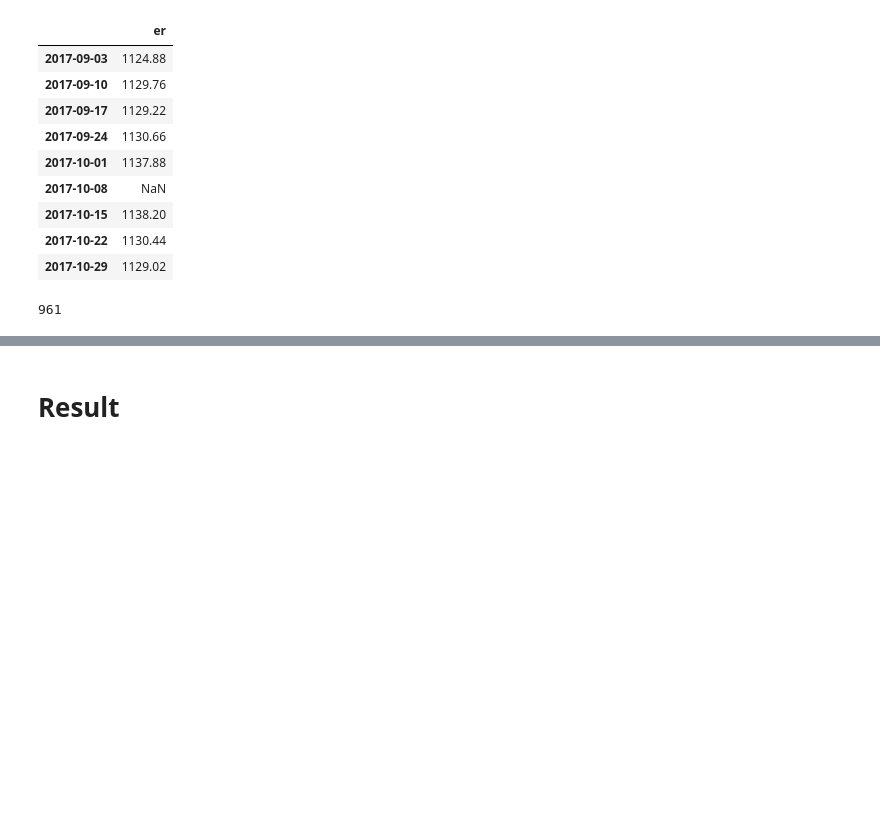
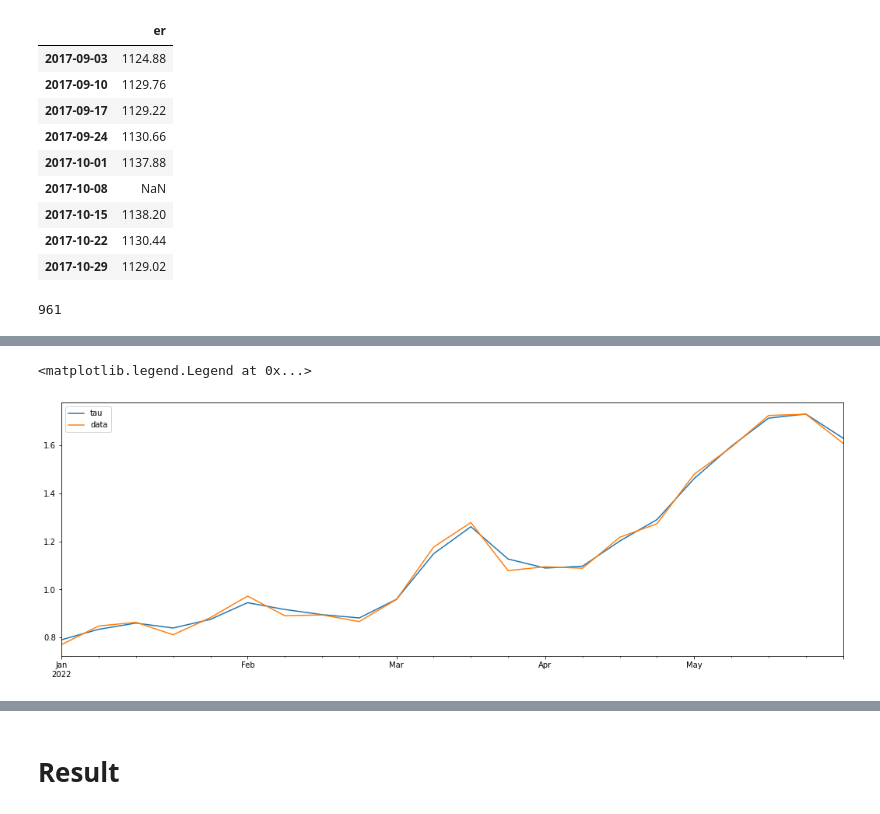
Before and after one commit to hyunchangyi/papers, a Jupyter notebook: ucsv_outlier_svrw_ddtau_nontransform.ipynb, the cells around one changed output, grey strips where cells are left out. Cells and saved outputs as stored; diff of their text form; code cells hidden in the pictures; blank space fills up the shorter version.

```diff
--- a/ucsv_outlier_svrw_ddtau_nontransform.ipynb
+++ b/ucsv_outlier_svrw_ddtau_nontransform.ipynb
@@ -374,0 +418,13 @@ for idraw in range(n_draws):
+# %%
+trend = tau_draws.mean(axis=0)
+ntrend = ((trend - trend.mean())/trend.std())
+ndata = ((data - data.mean())/data.std())['er']
+# %%
+fig, ax = plt.subplots(1, 1, figsize=(18, 6))
+
+ntrend.loc['2022':].plot(ax=ax, label='tau')
+ndata.loc['2022':].plot(ax=ax, label='data')
+ax.legend()
+# %% [output]
+<matplotlib.legend.Legend at 0x...>
+[figure, added]
```
Also changed, not shown: parts of 9 cells of this notebook.
